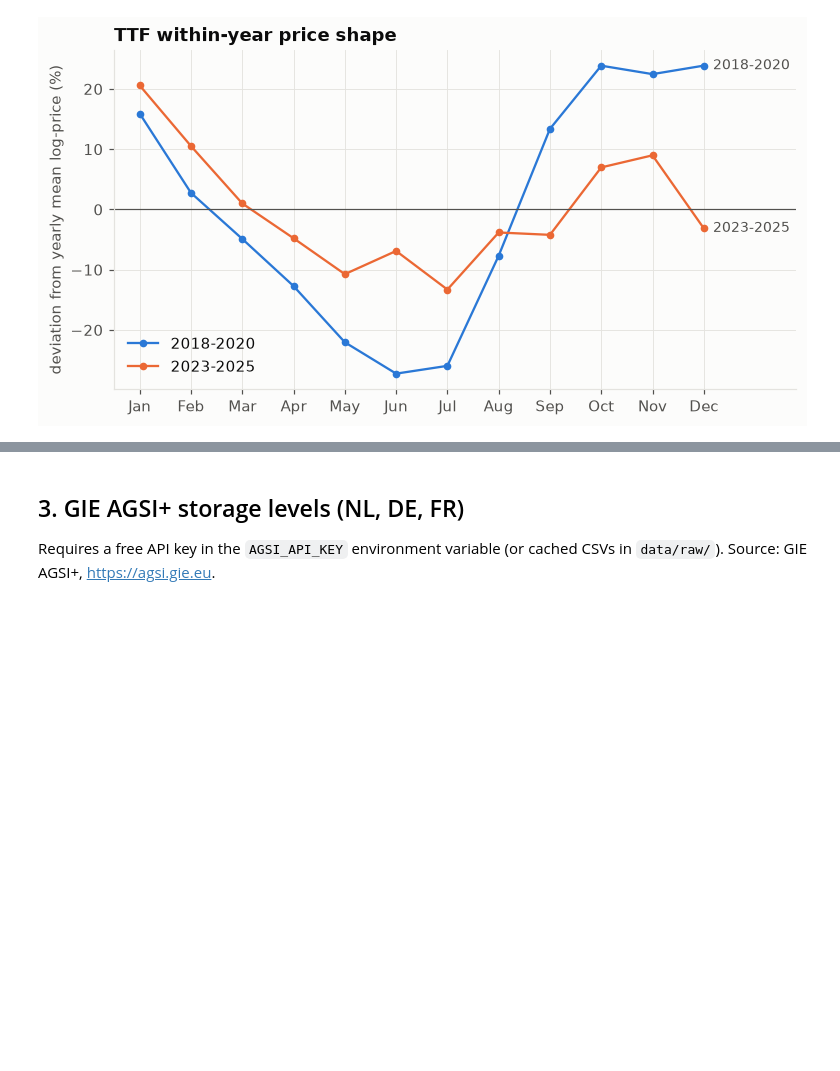
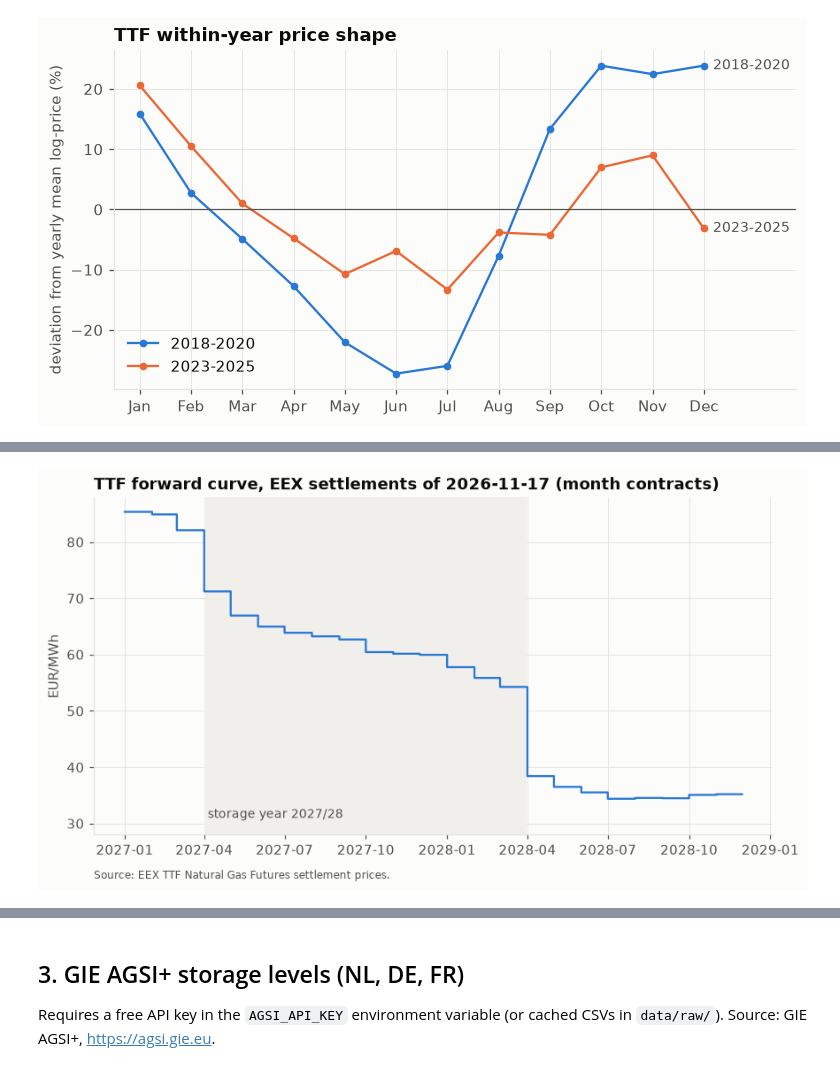
Before and after one commit to Baptiste251001/ttf-gas-storage-valuation, a Jupyter notebook: notebooks/01_data_exploration.ipynb, the cells around one changed output, grey strips where cells are left out. Cells and saved outputs as stored; diff of their text form; code cells hidden in the pictures; blank space fills up the shorter version.

```diff
--- a/notebooks/01_data_exploration.ipynb
+++ b/notebooks/01_data_exploration.ipynb
@@ -169,0 +170,8 @@ as `delivery_month,price` in `data/raw/ttf_forward_curve.csv` and set `market.fo
+# %%
+from gasstorage.data.forward_curve import load_settlements, strip_consistency
+
+table = load_settlements(cfg.market.forward_curve.csv_path)
+full_curve = ForwardCurve.from_settlements(table, source="EEX 2026-11-17")
+check = strip_consistency(full_curve, table)
+print(f"max |strip - implied| = {check['diff_eur_mwh'].abs().max():.4f} EUR/MWh")
+check.round(4)
@@ -178,0 +198,29 @@ SYNTHETIC (L=30.0, A=5.0, c=1.0)
+# %%
+days = pd.date_range(
+    full_curve.months[0].start_time, full_curve.months[-1].end_time.normalize(), freq="D"
+)
+fig, ax = plt.subplots()
+ax.axvspan(pd.Timestamp(c.start_date), pd.Timestamp(c.end_date), color=plotting.NEUTRAL_FILL, lw=0)
+ax.text(
+    pd.Timestamp(c.start_date),
+    31,
+    " storage year 2027/28",
+    color=plotting.TEXT_SECONDARY,
+    fontsize=9,
+)
+ax.step(days, full_curve.daily(days), where="post", color=plotting.SERIES[0])
+ax.set_ylabel("EUR/MWh")
+ax.set_ylim(bottom=28)
+ax.set_title("TTF forward curve, EEX settlements of 2026-11-17 (month contracts)")
+ax.text(
+    0,
+    -0.13,
+    "Source: EEX TTF Natural Gas Futures settlement prices.",
+    transform=ax.transAxes,
+    fontsize=8,
+    color=plotting.TEXT_SECONDARY,
+)
+plotting.save_figure(fig, "01_forward_curve")
+fig
+# %% [output]
+[figure, added]
```
Also changed, not shown: parts of 7 cells of this notebook, 7 other files.
